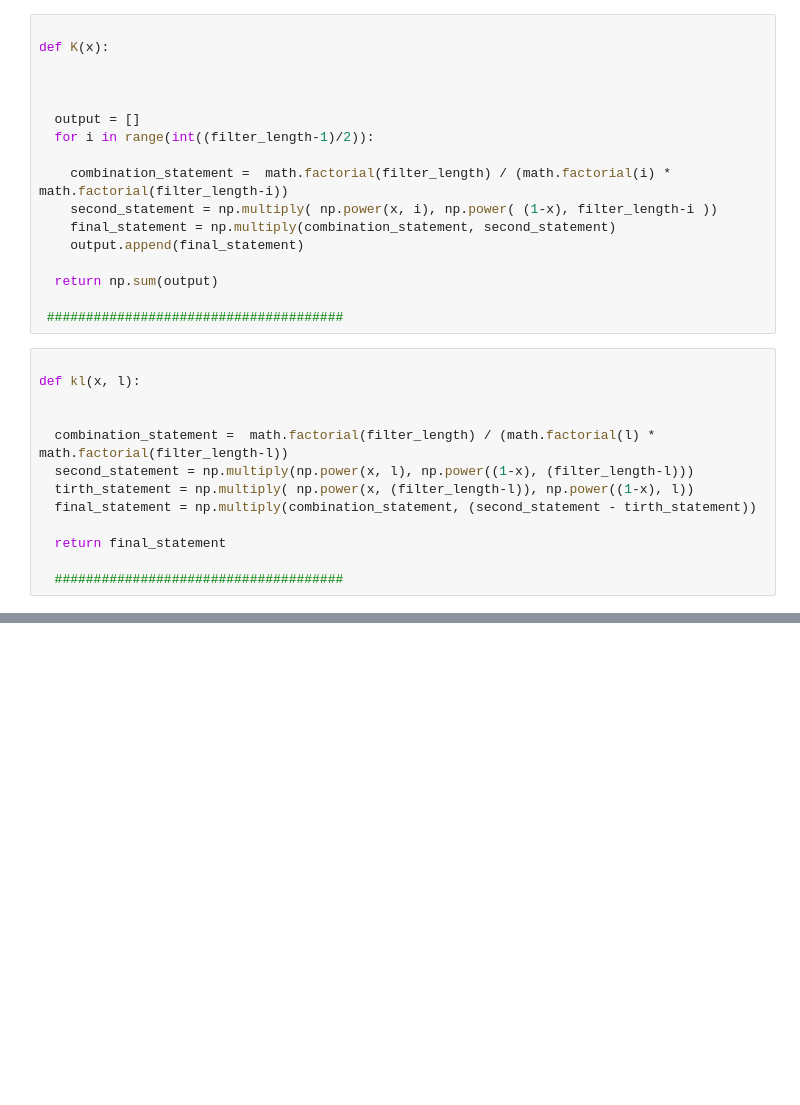
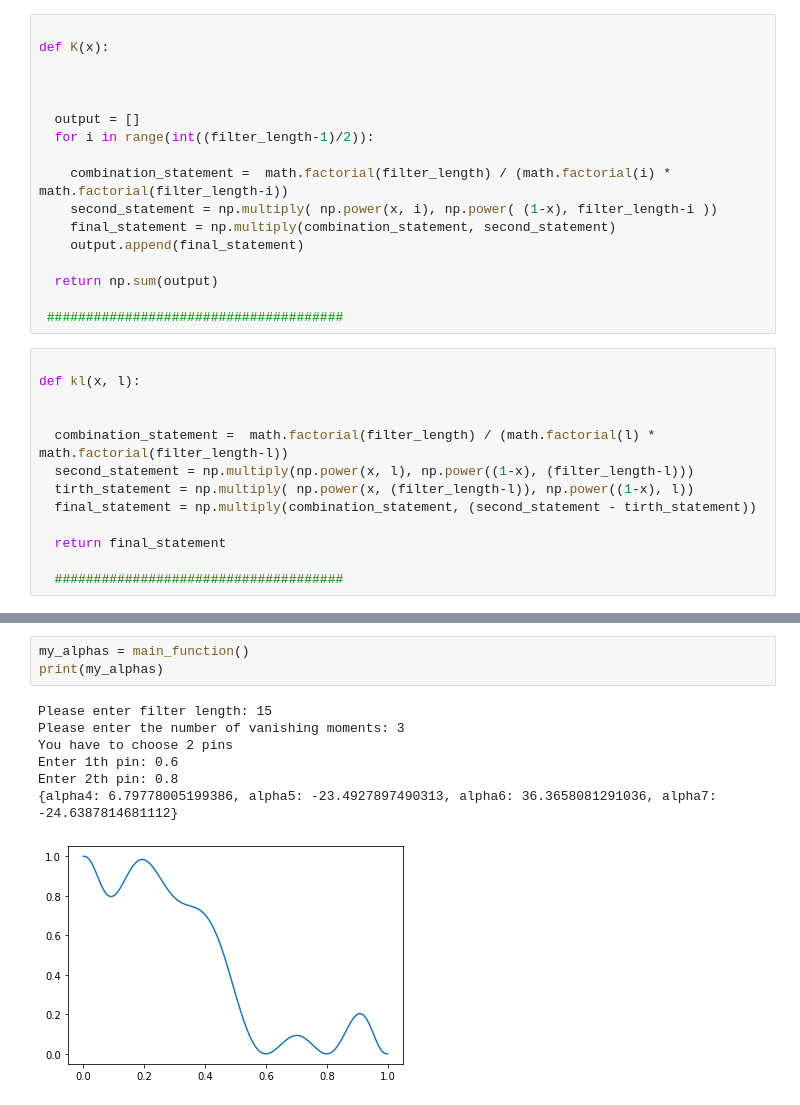
Before and after one commit to alirezash97/-Time-frequency-analysis-course, a Jupyter notebook: TayPaper/Tay2005.ipynb, the cells around one changed output, grey strips where cells are left out. Saved outputs shown, nothing was run; the diff lists cells and outputs as text; blank space fills up the shorter version.

```diff
--- a/TayPaper/Tay2005.ipynb
+++ b/TayPaper/Tay2005.ipynb
@@ -155,0 +145,11 @@ Enter 2th pin: 0.9
+# %%
+my_alphas = main_function()
+print(my_alphas)
+# %% [output]
+Please enter filter length: 15
+Please enter the number of vanishing moments: 3
+You have to choose 2 pins
+Enter 1th pin: 0.6
+Enter 2th pin: 0.8
+{alpha4: 6.79778005199386, alpha5: -23.4927897490313, alpha6: 36.3658081291036, alpha7: -24.6387814681112}
+[figure, added]
```
Also changed, not shown: parts of 8 cells of this notebook.
